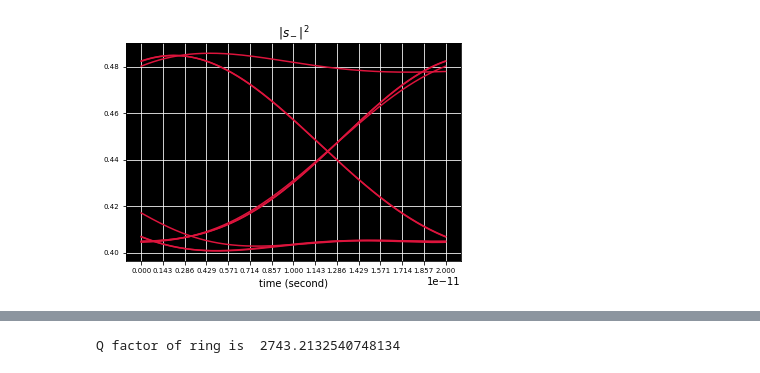
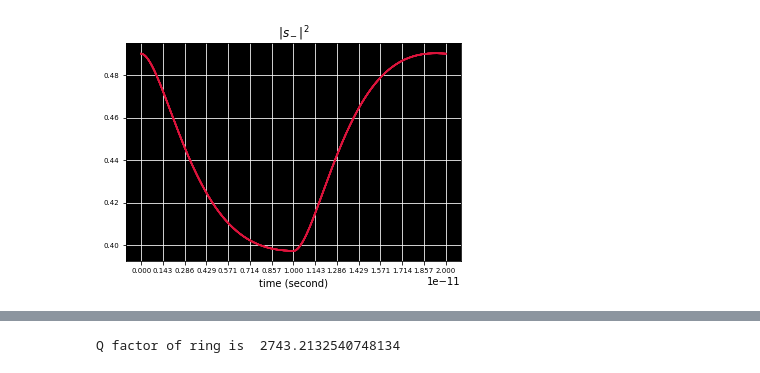
Before and after one commit to blackline0911/couple-mode-theory-in-time, a Jupyter notebook: coupled_equation_20250106.ipynb, the cells around one changed output, grey strips where cells are left out. Drawn from its saved outputs; the diff is of its cells as text; code cells hidden in the pictures.

```diff
--- a/coupled_equation_20250106.ipynb
+++ b/coupled_equation_20250106.ipynb
@@ -123,7 +122,7 @@ tu_e = -L*ng/(c*log(sqrt(1-kappa**2)))
 
 
 # Highest time accuracy in the result
-dt = 1e-16
+dt = 1e-15
 
 t_min=0
 t_max = 100
@@ -136,7 +135,6 @@ if eye_diagram:
 
     # recording length in each time segment
     number_record = np.array([])
-    plt.figure()
     for r in range(N):
         # t_segment = np.arange(t_min+(r)*T_v1 +r*dt/t0, (r+1)*T_v1, dt/t0)
         num = math.ceil( ( (r+1)*T_v1-dt/t0- (t_min+(r)*T_v1 ) ) / ( dt/t0 ))
@@ -158,7 +156,7 @@ b_init = 1e-6+1j*0
 Q_init = 0
 
 # relative solver tolerance
-rtol = 1e-15
+rtol = 1e-14
 # absolute solver tolerance
 atol = 1e-20
 # accuracy = atol + abs(y)*rtol
@@ -166,7 +164,5 @@ atol = 1e-20
 # method of solving algorithm
 method = 'RK45'
 
-
-
 # shifting frequency of field in ring from incident light frequency
 w_pround = w
@@ -197,7 +189,7 @@ if PRBS:
 else:
     # Periodic Bit Sequence
     bit_sequence  = np.array([1,0])
-    T_normalized = 1/f/t0
+    T_normalized = 1/(f*1e9)/t0
     for u in range(1,int(t_max/T_normalized)):
         bit_sequence = np.append( bit_sequence , np.array( [1,0]) )
 # prbs = [0,1]
@@ -239,7 +231,7 @@ def rcos(t,beta,T,shift,t0=t0):
                 return bit_sequence[int(shift/T_normalized)-1]*sinc((t-shift)*t0/T)*np.cos(np.pi*beta*(t-shift)*t0/T)/(1-(2*beta*(t-shift)*t0/T)**2)
 
 
-def v(w_drive,t):
+def v(w_drive,t,beta=1):
     if square_wave:
         return vpp/2*signal.square(w_drive*t*t0,duty=0.5)+v_bias
     if sine_wave:
@@ -247,7 +239,6 @@ def v(w_drive,t):
     if raise_cosine:
         T_period = 1/(f*1e9)
         T_period_normalized = T_period/t0
-        beta = 1
         # a = np.zeros(len(t_total))
         a=0
         # N = int(t_max*t0//(T_period))
@@ -304,9 +295,10 @@ else:
     Q_bar = (sol.y[1])
 # t_vals = np.arange(t_min*t0,t_max*t0,dt)
 # b_bar_vals = np.interp(t_vals, t_total*t0, b_bar)
-a_bar_vals = b_bar*np.exp(1j*w_pround*t_total*t0)
+# a_bar_vals = b_bar*np.exp(1j*w_pround*t_total*t0)
 
-s_minus_bar = (S_plus(w_pround,t_total)/S0-sqrt(2/tu_e_bar)*a_bar_vals)
+# s_minus_bar = (S_plus(w_pround,t_total)/S0-sqrt(2/tu_e_bar)*a_bar_vals)
+s_minus_bar = (S_plus_pround(t_total)/S0-sqrt(2/tu_e_bar)*b_bar)
 # %%
 # prepare data for showing
 if show_voltage or show_capacitance:
@@ -393,45 +407,41 @@ plt.show()
 if eye_diagram:
     cum_t_index = np.zeros(N)
     seg = t_all_segment[0]
-    margin = 0.2
-    blank = int(margin*len(seg))
     sig = abs(s_minus_bar*S0)**2
     for q in range(N):
         if q==0:
             cum_t_index[q] = (len(t_all_segment[q]))
         else:
             cum_t_index[q] = (len(t_all_segment[q]) + cum_t_index[q-1])
+
     plt.figure()
+    # discarding the first two bits
     if PRBS:
-        for k in range(1,N):
+        for k in range(2,N):
             sig_segment = sig[int(cum_t_index[k-1]):int(cum_t_index[k])]
             last = t_all_segment[k-1][-1]
             plt.plot( t0*(np.array(t_all_segment[k][:])-last),sig_segment, color='crimson')
     else:
-        for k in range(int(t_max/T_normalized)-1):
-            if k==0:
-                sig_segment = sig[int((1-margin)*len(seg)):int(cum_t_index[k])]
-                plt.plot( t0*(np.array(t_all_segment[0][int((1-margin)*len(seg)):int(cum_t_index[k])])),sig_segment, color='crimson')
-            else:
-                sig_segment = sig[int(cum_t_index[k-1]):int(cum_t_index[k])]
-                last = t_all_segment[k-1][-1]
-                plt.plot( t0*(np.array(t_all_segment[k][:])-last),sig_segment, color='crimson')
+        for k in range(2,int(t_max/T_normalized)):
+            sig_segment = sig[int(cum_t_index[k-1]):int(cum_t_index[k])]
+            last = t_all_segment[k-1][-1]
+            plt.plot( t0*(np.array(t_all_segment[k][:])-last),sig_segment, color='crimson')
 
     plt.grid(color='w')
 
     ax = plt.gca()
     ax.set_facecolor('k')
     ax.set_xticks(np.linspace(t_min,t_min+T,15))
     # ax.set_yticks(np.linspace(v_bias+vpp/2,v_bias-vpp/2,15))
     ax.tick_params(axis='both', which='major', labelsize=7)
     plt.xlabel("time (second)")
     plt.title(r"$|s_-|^2$")
     # ax.set_xticklabels([])
     # ax.set_yticklabels([])
     # plt.colorbar()
     fig = plt.gcf()
 # %% [output]
-[figure, old version]
+[figure, new version]
 # %%
 if PRBS:
     print( prbs)
```
Also changed, not shown: parts of 11 cells of this notebook, 1 other file.
